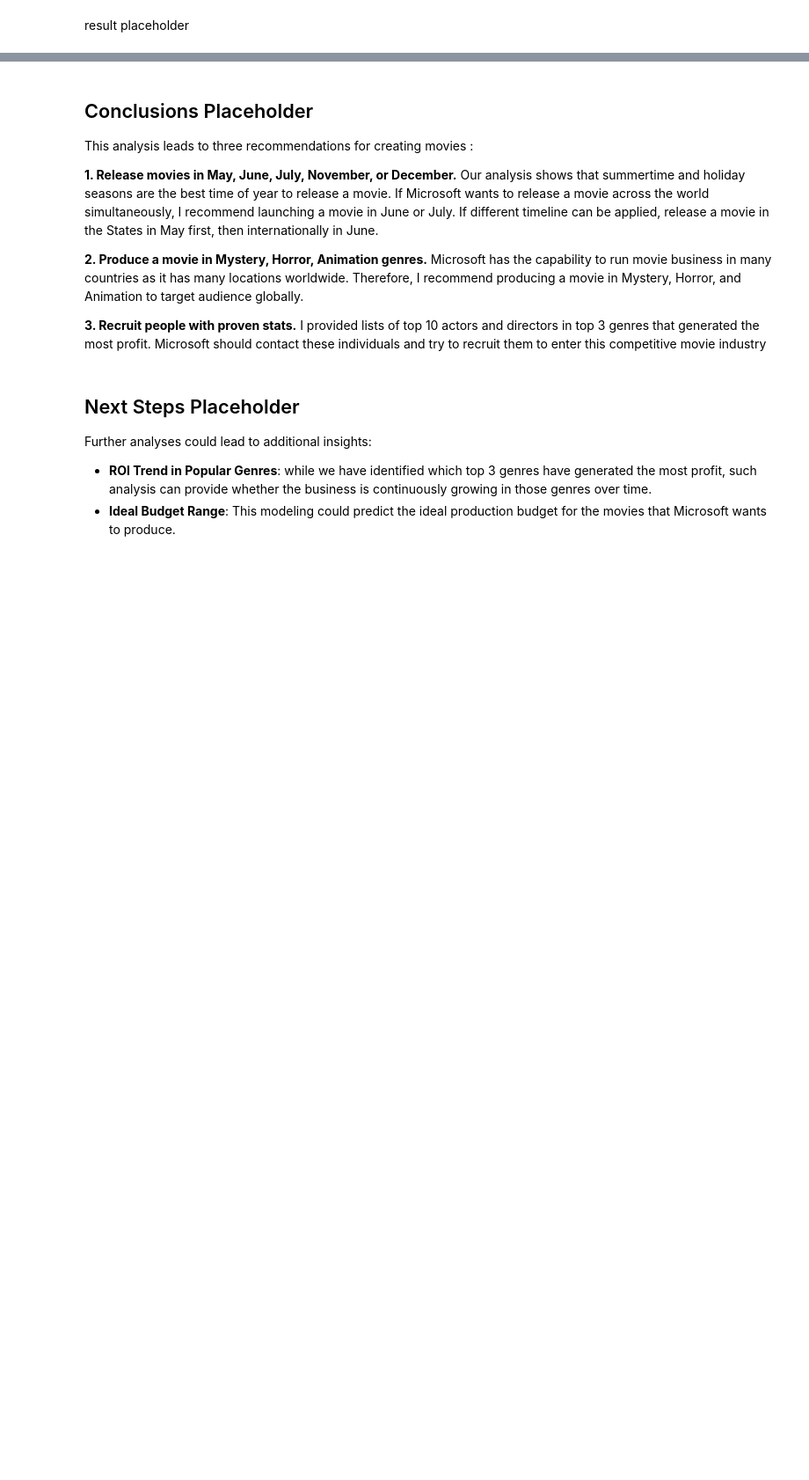
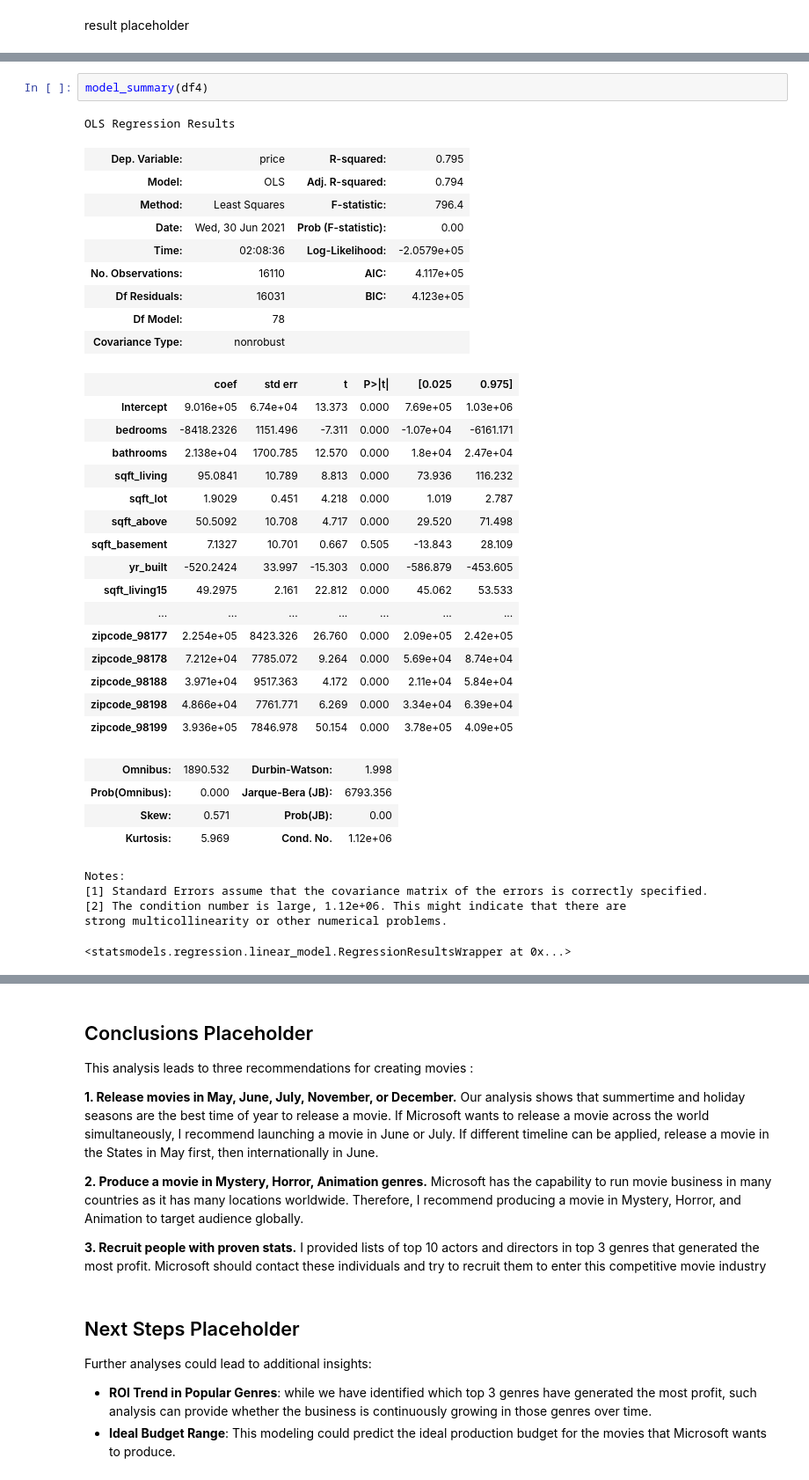
Before and after one commit to jennifernha/King-County-House-Sales, a Jupyter notebook: King County House Sales Analysis.ipynb, the cells around one changed output, grey strips where cells are left out. Shown at 88% size. Saved outputs shown, nothing was run; the diff lists cells and outputs as text; blank space fills up the shorter version.

```diff
--- a/King County House Sales Analysis.ipynb
+++ b/King County House Sales Analysis.ipynb
@@ -734,0 +767,38 @@ result placeholder
+# %%
+model_summary(df4)
+# %% [output]
+OLS Regression Results
+| Dep. Variable: | price | R-squared: | 0.795 |
+| Model: | OLS | Adj. R-squared: | 0.794 |
+| Method: | Least Squares | F-statistic: | 796.4 |
+| Date: | Wed, 30 Jun 2021 | Prob (F-statistic): | 0.00 |
+| Time: | 02:08:36 | Log-Likelihood: | -2.0579e+05 |
+| No. Observations: | 16110 | AIC: | 4.117e+05 |
+| Df Residuals: | 16031 | BIC: | 4.123e+05 |
+| Df Model: | 78 |  |  |
+| Covariance Type: | nonrobust |  |  |
+|  | coef | std err | t | P>|t| | [0.025 | 0.975] |
+| Intercept | 9.016e+05 | 6.74e+04 | 13.373 | 0.000 | 7.69e+05 | 1.03e+06 |
+| bedrooms | -8418.2326 | 1151.496 | -7.311 | 0.000 | -1.07e+04 | -6161.171 |
+| bathrooms | 2.138e+04 | 1700.785 | 12.570 | 0.000 | 1.8e+04 | 2.47e+04 |
+| sqft_living | 95.0841 | 10.789 | 8.813 | 0.000 | 73.936 | 116.232 |
+| sqft_lot | 1.9029 | 0.451 | 4.218 | 0.000 | 1.019 | 2.787 |
+| sqft_above | 50.5092 | 10.708 | 4.717 | 0.000 | 29.520 | 71.498 |
+| sqft_basement | 7.1327 | 10.701 | 0.667 | 0.505 | -13.843 | 28.109 |
+| yr_built | -520.2424 | 33.997 | -15.303 | 0.000 | -586.879 | -453.605 |
+| sqft_living15 | 49.2975 | 2.161 | 22.812 | 0.000 | 45.062 | 53.533 |
+| ... | ... | ... | ... | ... | ... | ... |
+| zipcode_98177 | 2.254e+05 | 8423.326 | 26.760 | 0.000 | 2.09e+05 | 2.42e+05 |
+| zipcode_98178 | 7.212e+04 | 7785.072 | 9.264 | 0.000 | 5.69e+04 | 8.74e+04 |
+| zipcode_98188 | 3.971e+04 | 9517.363 | 4.172 | 0.000 | 2.11e+04 | 5.84e+04 |
+| zipcode_98198 | 4.866e+04 | 7761.771 | 6.269 | 0.000 | 3.34e+04 | 6.39e+04 |
+| zipcode_98199 | 3.936e+05 | 7846.978 | 50.154 | 0.000 | 3.78e+05 | 4.09e+05 |
+| Omnibus: | 1890.532 | Durbin-Watson: | 1.998 |
+| Prob(Omnibus): | 0.000 | Jarque-Bera (JB): | 6793.356 |
+| Skew: | 0.571 | Prob(JB): | 0.00 |
+| Kurtosis: | 5.969 | Cond. No. | 1.12e+06 |
+Notes:
+[1] Standard Errors assume that the covariance matrix of the errors is correctly specified.
+[2] The condition number is large, 1.12e+06. This might indicate that there are
+strong multicollinearity or other numerical problems.
+<statsmodels.regression.linear_model.RegressionResultsWrapper at 0x...>
```
Also changed, not shown: parts of 16 cells of this notebook.
